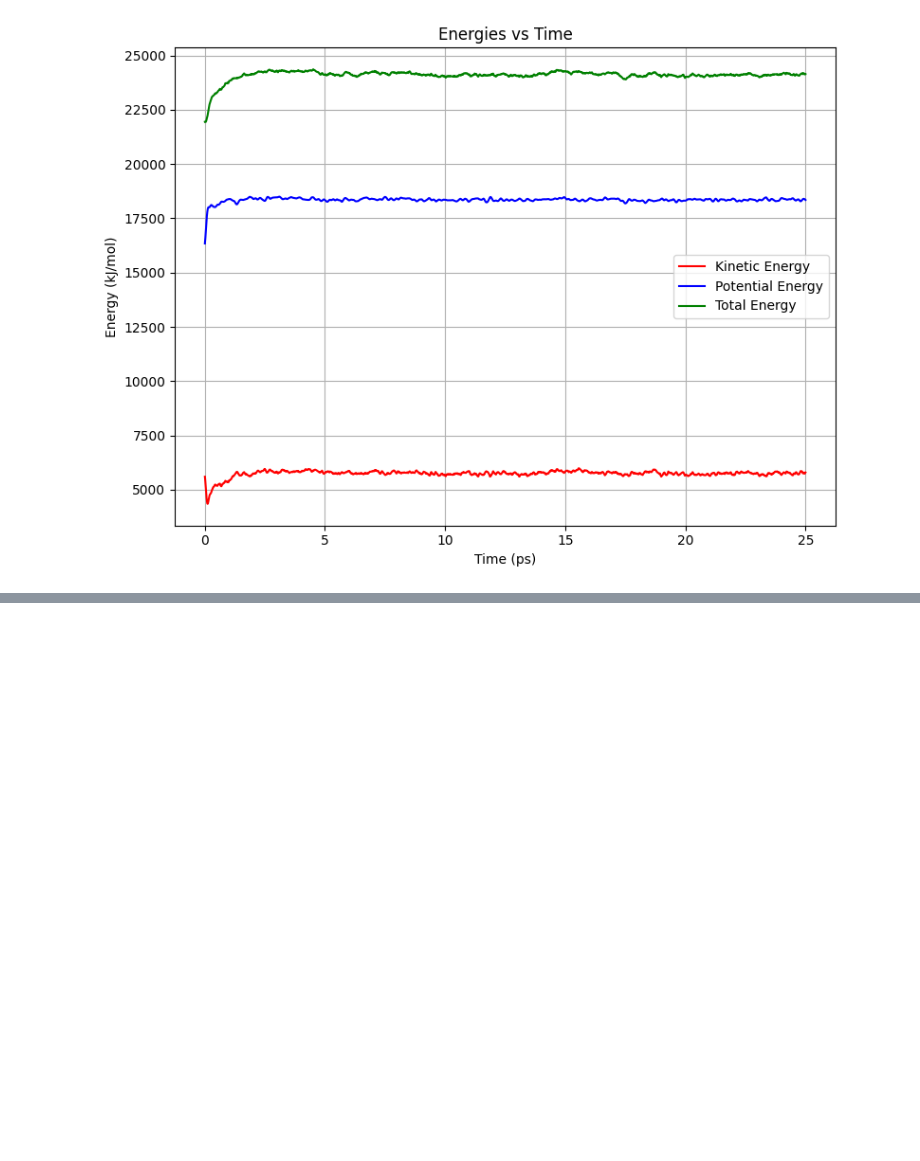
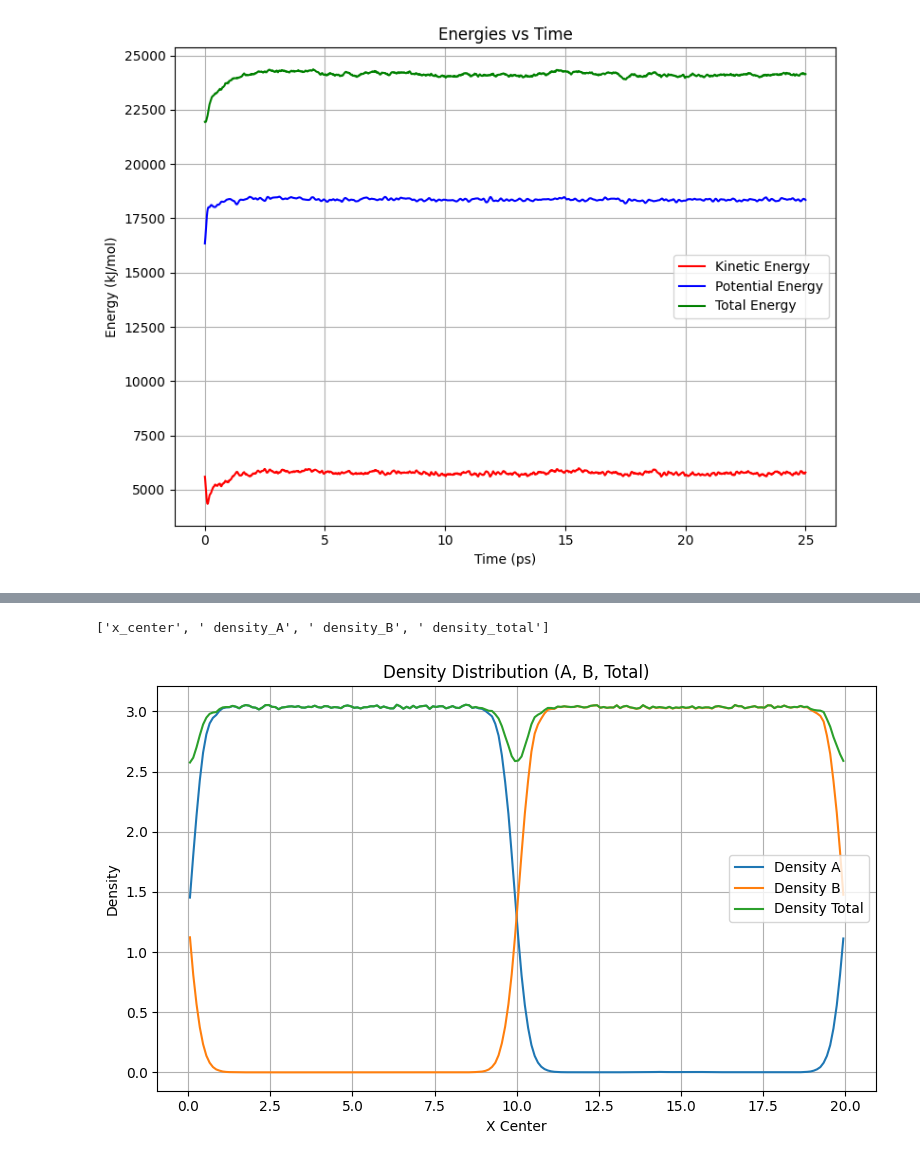
Before and after one commit to lspam6087-hash/PBS3, a Jupyter notebook: plotting.ipynb, the cells around one changed output, grey strips where cells are left out. Drawn from its saved outputs; the diff is of its cells as text; code cells hidden in the pictures; blank space fills up the shorter version.

```diff
--- a/plotting.ipynb
+++ b/plotting.ipynb
@@ -115,3 +110,35 @@ KeyError: 'v_center'
+# %%
+import pandas as pd
+import matplotlib.pyplot as plt
+file_path = "data/dens_histogramC2.csv"
+data = pd.read_csv(file_path)
+
+# Display column names
+print(data.columns.tolist())
+
+# Clean column names (strip whitespace)
+data.columns = data.columns.str.strip()
+
+# Plot again
+
+
+plt.figure(figsize=(8, 5))
+plt.plot(data["x_center"], data["density_A"], label='Density A')
+plt.plot(data["x_center"], data["density_B"], label='Density B')
+plt.plot(data["x_center"], data["density_total"], label='Density Total')
+
+plt.xlabel("X Center")
+# plt.ylim([0,3])
+plt.ylabel("Density")
+plt.title("Density Distribution (A, B, Total)")
+plt.legend()
+plt.grid(True)
+plt.tight_layout()
+plt.savefig("Figures/C2.png")
+plt.show()
+# %% [output]
+['x_center', ' density_A', ' density_B', ' density_total']
+[figure, added]
 # %%
 # Load the CSV data
 df = pd.read_csv('data/chi_dataC4.csv')
```
Also changed, not shown: parts of 3 cells of this notebook, 20 other files.
